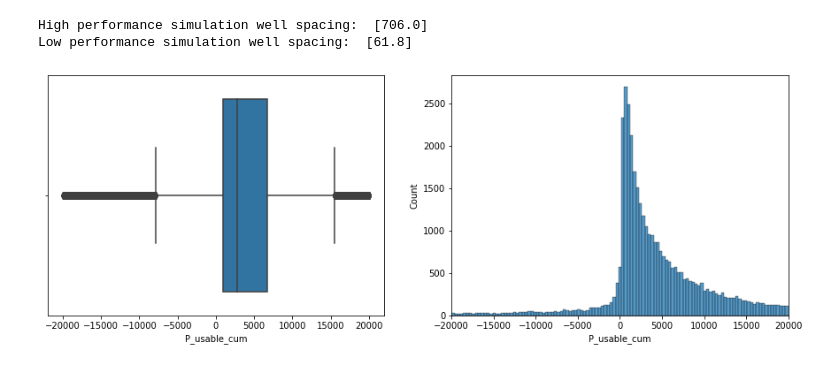
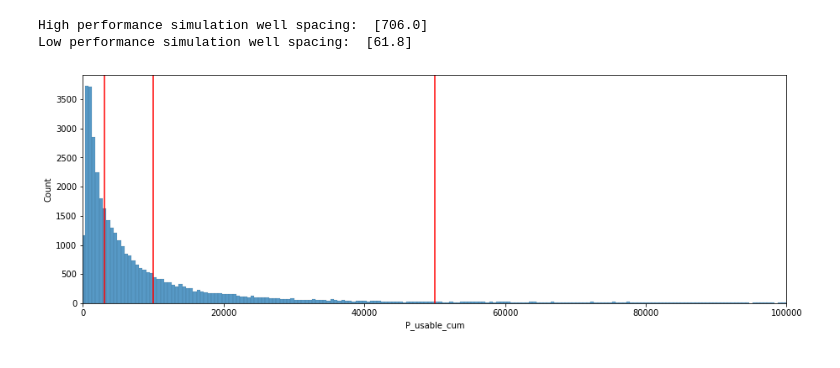
Before and after one commit to borisenko-ru/spe_pivot_2022_datathon, a Jupyter notebook: spe_pivot_datathon.ipynb, the cells around one changed output. Cells and saved outputs as stored; diff of their text form; code cells hidden in the pictures.

```diff
--- a/spe_pivot_datathon.ipynb
+++ b/spe_pivot_datathon.ipynb
@@ -715,14 +715,17 @@ print('Low performance simulation well spacing: ', list(inputs_results_main30yr[
 High performance simulation well spacing:  [706.0]
 Low performance simulation well spacing:  [61.8]
 # %%
-f, ax = plt.subplots(1,2,figsize=(15,5))
-sns.histplot(inputs_results_main30yr_P_usable_loss[abs(inputs_results_main30yr_P_usable_loss['P_usable_cum']) < 20000]['P_usable_cum'], ax=ax[0])
-sns.boxplot(inputs_results_main30yr_P_usable_loss[abs(inputs_results_main30yr_P_usable_loss['P_usable_cum']) < 20000]['P_usable_cum'], ax=ax[1])
+f, ax = plt.subplots(figsize=(15,5))
 
-plt.xlim(-20000, 20000)
+sns.histplot(inputs_results_main30yr_P_usable_loss['P_usable_cum'], ax=ax)
+
+plt.axvline(3000, c='r')
+plt.axvline(10000, c='r')
+plt.axvline(50000, c='r')
+plt.xlim(0, 100000)
 plt.show()
 # %% [output]
-[figure, old version]
+[figure, new version]
 # %%
 f, ax = plt.subplots(1,2,figsize=(15,5))
 sns.histplot(inputs_results_main30yr_P_usable_loss[abs(inputs_results_main30yr_P_usable_loss['P_usable_cum']) < 20000]['w_spacing'], ax=ax[0])
```
Also changed, not shown: parts of 15 cells of this notebook.
